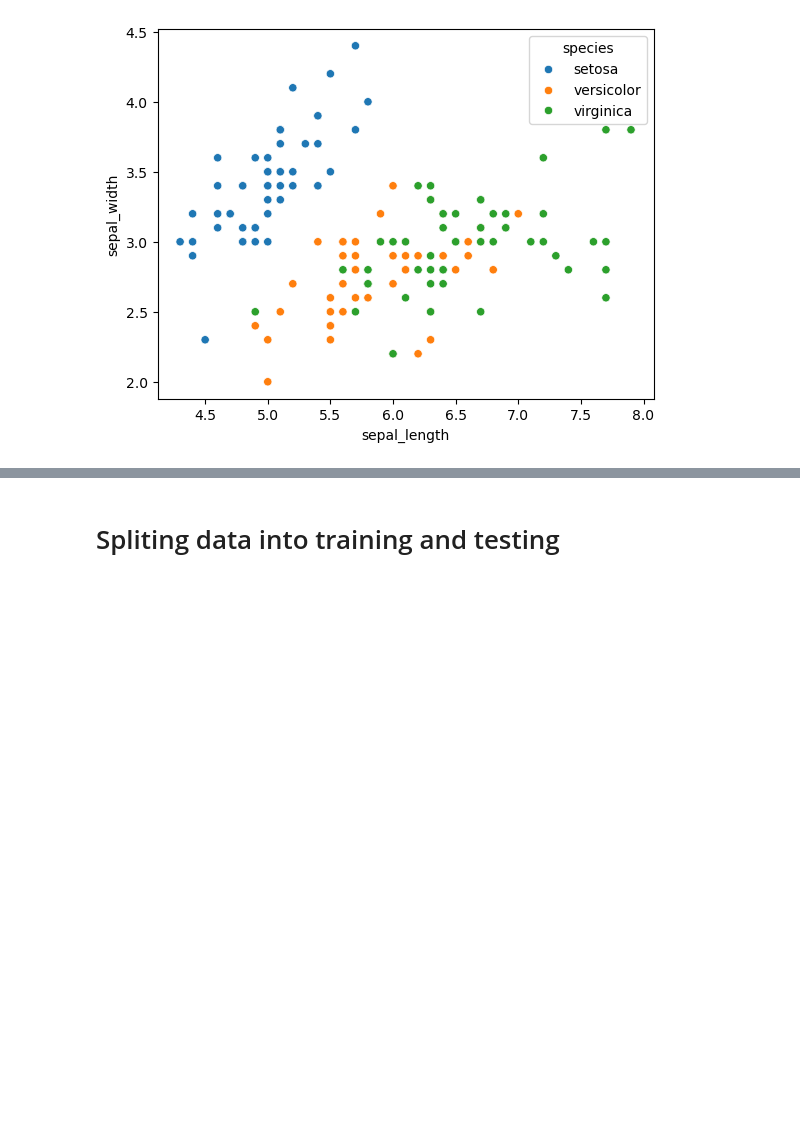
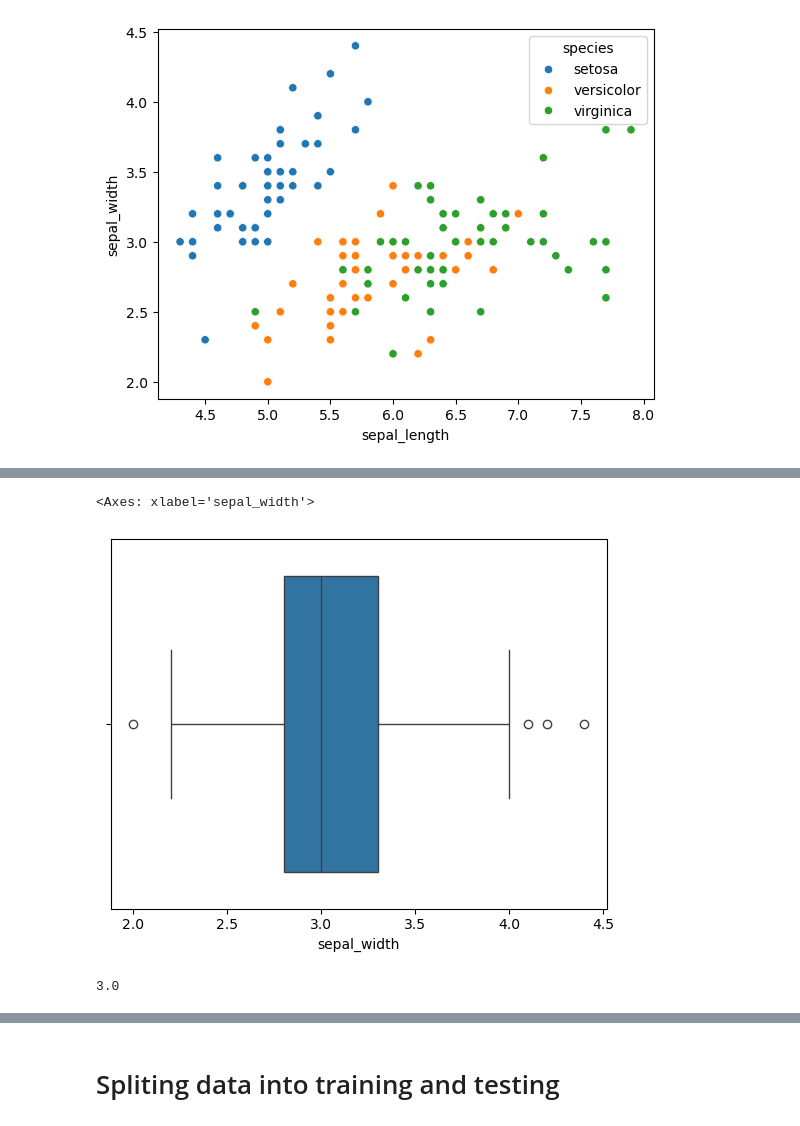
Before and after one commit to aumpanara-art/Iris-Classification, a Jupyter notebook: Iris Classification.ipynb, the cells around one changed output, grey strips where cells are left out. Cells and saved outputs as stored; diff of their text form; code cells hidden in the pictures; blank space fills up the shorter version.

```diff
--- a/Iris Classification.ipynb
+++ b/Iris Classification.ipynb
@@ -152,0 +165,11 @@ The dataset contains only 4 features, and each feature is crucially important fo
+# %%
+#4 outliers in sepal_width
+
+sns.boxplot(x=df['sepal_width'])
+# %% [output]
+<Axes: xlabel='sepal_width'>
+[figure, added]
+# %%
+df['sepal_width'].median()
+# %% [output]
+3.0
```
Also changed, not shown: parts of 14 cells of this notebook.
